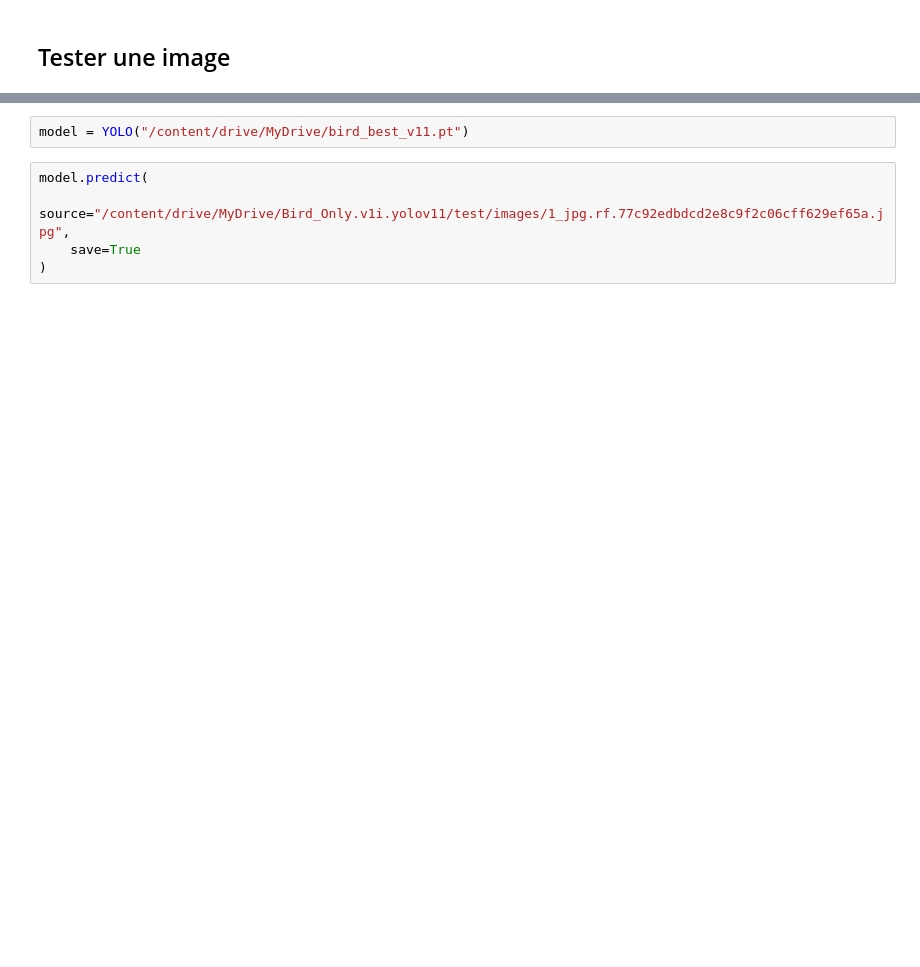
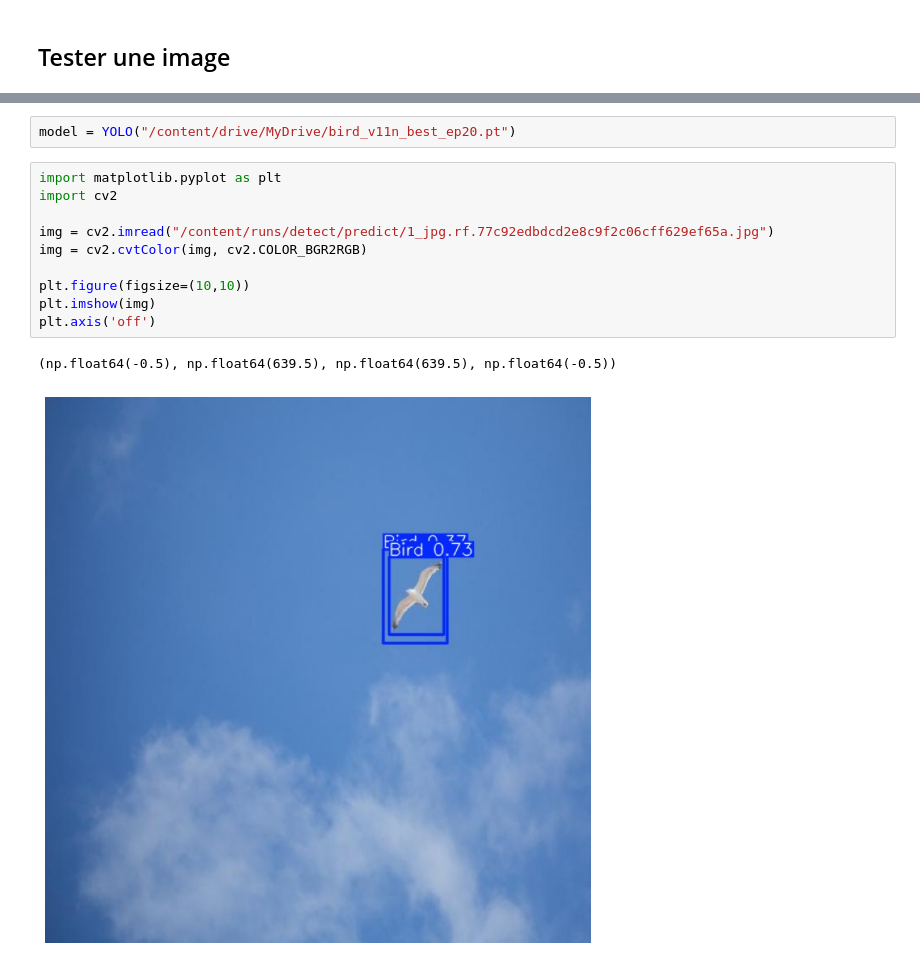
Before and after one commit to albanecoiffe/Hawk-data, a Jupyter notebook: notebook.ipynb, the cells around one changed output, grey strips where cells are left out. Cells and saved outputs as stored; diff of their text form; blank space fills up the shorter version.

Commit message:
20 epoch - yolov11 n

```diff
--- a/notebook.ipynb
+++ b/notebook.ipynb
@@ -83,7 +127,15 @@ print("Modèle sauvegardé dans le Drive :", DEST)
 # %%
-model = YOLO("/content/drive/MyDrive/bird_best_v11.pt")
+model = YOLO("/content/drive/MyDrive/bird_v11n_best_ep20.pt")
-# %%
-model.predict(
-    source="/content/drive/MyDrive/Bird_Only.v1i.yolov11/test/images/1_jpg.rf.77c92edbdcd2e8c9f2c06cff629ef65a.jpg",
-    save=True
-)
+# %%
+import matplotlib.pyplot as plt
+import cv2
+
+img = cv2.imread("/content/runs/detect/predict/1_jpg.rf.77c92edbdcd2e8c9f2c06cff629ef65a.jpg")
+img = cv2.cvtColor(img, cv2.COLOR_BGR2RGB)
+
+plt.figure(figsize=(10,10))
+plt.imshow(img)
+plt.axis('off')
+# %% [output]
+(np.float64(-0.5), np.float64(639.5), np.float64(639.5), np.float64(-0.5))
+[figure, added]
```
Also changed, not shown: parts of 6 cells of this notebook.
